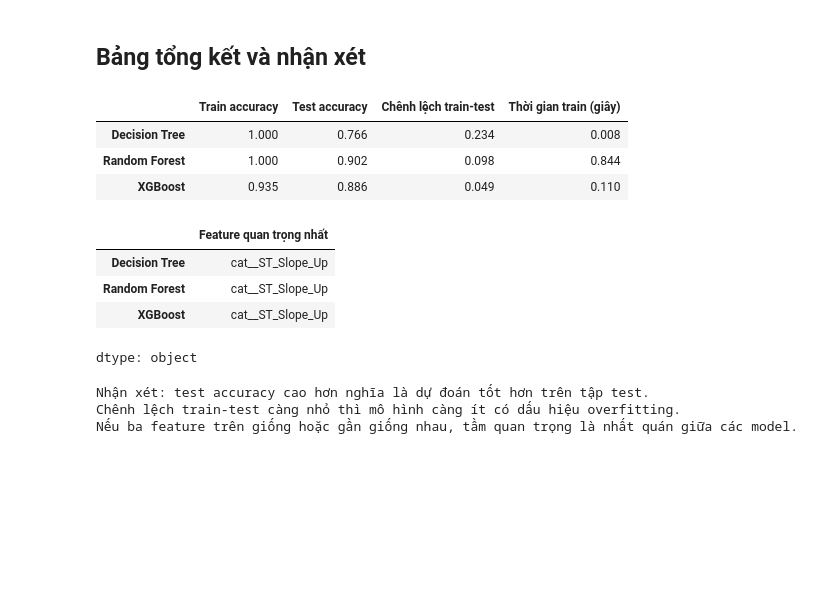
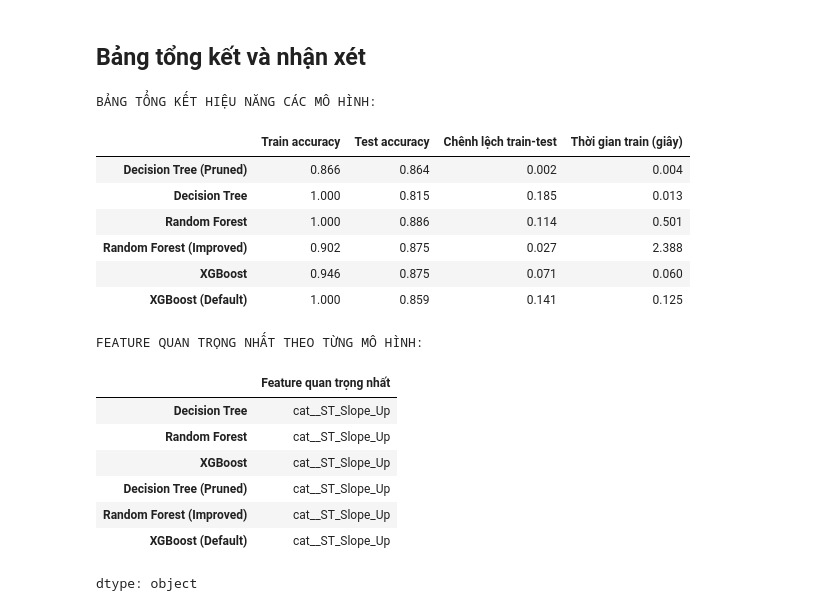
Before and after one commit to iTCuong090/Machine-Learning-Deep-Learning, a Jupyter notebook: ML_ISE_TUAN_5/Decision Tree - Essembles/B.ipynb, the cells around one changed output. Saved outputs shown, nothing was run; the diff lists cells and outputs as text; code cells hidden in the pictures; blank space fills up the shorter version.

```diff
--- a/ML_ISE_TUAN_5/Decision Tree - Essembles/B.ipynb
+++ b/ML_ISE_TUAN_5/Decision Tree - Essembles/B.ipynb
@@ -167,0 +196,15 @@ Feature quan trọng nhất: cat__ST_Slope_Up
+# %%
+rf_improved = RandomForestClassifier(
+    n_estimators=200,
+    max_depth=6,
+    min_samples_leaf=5,
+    max_features='sqrt',
+    random_state=42,
+    n_jobs=-1
+)
+#n_estimators: số lượng cây trong rừng.
+#max_features='sqrt': mỗi lần chia nhánh chỉ lấy ngẫu nhiên căn bậc hai số lượng feature để đảm bảo tính đa dạng
+#Ưu điểm: tăng tính đa dạng của các cây trong rừng, tránh lặp nhiều cây y hệt nhau.
+#n_jobs: sử dụng tối đa số nhân cpu để xử lí.
+rf_improved = evaluate_model('Random Forest (Improved)', rf_improved)
+plot_importance(rf_improved, 'Random Forest Improved - Feature importance')
@@ -167,0 +222,4 @@ Feature quan trọng nhất: cat__ST_Slope_Up
+# %%
+xgb_default = XGBClassifier(random_state=67)
+xgb_default = evaluate_model('XGBoost (Default)', xgb_default)
+plot_importance(xgb_default, 'XGBoost Default - Feature importance')
@@ -182,38 +249,44 @@ Feature quan trọng nhất: cat__ST_Slope_Up
 # %% [markdown]
 ## Bảng tổng kết và nhận xét
 # %%
+# Cập nhật danh sách mô hình đầy đủ bao gồm cả bản mặc định
+models['Random Forest (Improved)'] = rf_improved
+models['XGBoost (Default)'] = xgb_default
+
+# Tạo bảng tổng kết từ dictionary kết quả
 summary = pd.DataFrame(results).T
+
+# Hiển thị bảng với định dạng số đẹp
+print("BẢNG TỔNG KẾT HIỆU NĂNG CÁC MÔ HÌNH:")
 display(summary.style.format({
     'Train accuracy': '{:.3f}',
     'Test accuracy': '{:.3f}',
     'Chênh lệch train-test': '{:.3f}',
     'Thời gian train (giây)': '{:.3f}'
 }))
 
-models = {
-    'Decision Tree': decision_tree,
-    'Random Forest': random_forest,
-    'XGBoost': xgboost
-}
+# So sánh feature quan trọng nhất của các mô hình
 top_features = {
     name: feature_names[np.argmax(model.feature_importances_)]
     for name, model in models.items()
 }
+print("\nFEATURE QUAN TRỌNG NHẤT THEO TỪNG MÔ HÌNH:")
 display(pd.Series(top_features, name='Feature quan trọng nhất'))
-
-print('Nhận xét: test accuracy cao hơn nghĩa là dự đoán tốt hơn trên tập test.')
-print('Chênh lệch train-test càng nhỏ thì mô hình càng ít có dấu hiệu overfitting.')
-print('Nếu ba feature trên giống hoặc gần giống nhau, tầm quan trọng là nhất quán giữa các model.')
 # %% [output]
+BẢNG TỔNG KẾT HIỆU NĂNG CÁC MÔ HÌNH:
 |  | Train accuracy | Test accuracy | Chênh lệch train-test | Thời gian train (giây) |
-| Decision Tree | 1.000 | 0.766 | 0.234 | 0.008 |
-| Random Forest | 1.000 | 0.902 | 0.098 | 0.844 |
-| XGBoost | 0.935 | 0.886 | 0.049 | 0.110 |
+| Decision Tree (Pruned) | 0.866 | 0.864 | 0.002 | 0.004 |
+| Decision Tree | 1.000 | 0.815 | 0.185 | 0.013 |
+| Random Forest | 1.000 | 0.886 | 0.114 | 0.501 |
+| Random Forest (Improved) | 0.902 | 0.875 | 0.027 | 2.388 |
+| XGBoost | 0.946 | 0.875 | 0.071 | 0.060 |
+| XGBoost (Default) | 1.000 | 0.859 | 0.141 | 0.125 |
+FEATURE QUAN TRỌNG NHẤT THEO TỪNG MÔ HÌNH:
 |  | Feature quan trọng nhất |
 | Decision Tree | cat__ST_Slope_Up |
 | Random Forest | cat__ST_Slope_Up |
 | XGBoost | cat__ST_Slope_Up |
+| Decision Tree (Pruned) | cat__ST_Slope_Up |
+| Random Forest (Improved) | cat__ST_Slope_Up |
+| XGBoost (Default) | cat__ST_Slope_Up |
-dtype: object
-Nhận xét: test accuracy cao hơn nghĩa là dự đoán tốt hơn trên tập test.
-Chênh lệch train-test càng nhỏ thì mô hình càng ít có dấu hiệu overfitting.
-Nếu ba feature trên giống hoặc gần giống nhau, tầm quan trọng là nhất quán giữa các model.
+dtype: object
```
Also changed, not shown: parts of 14 cells of this notebook.
